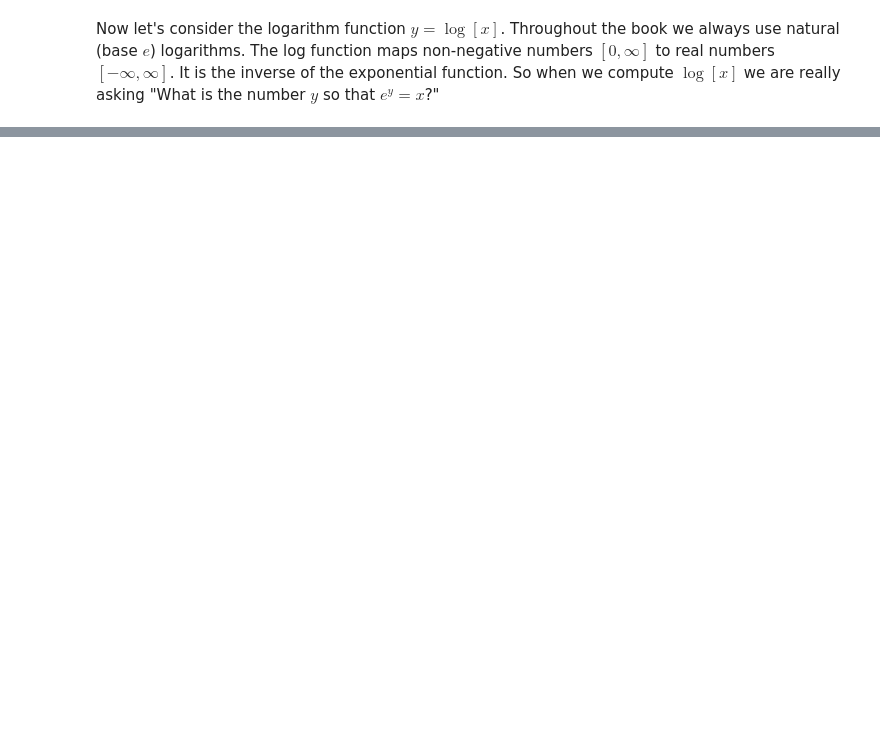
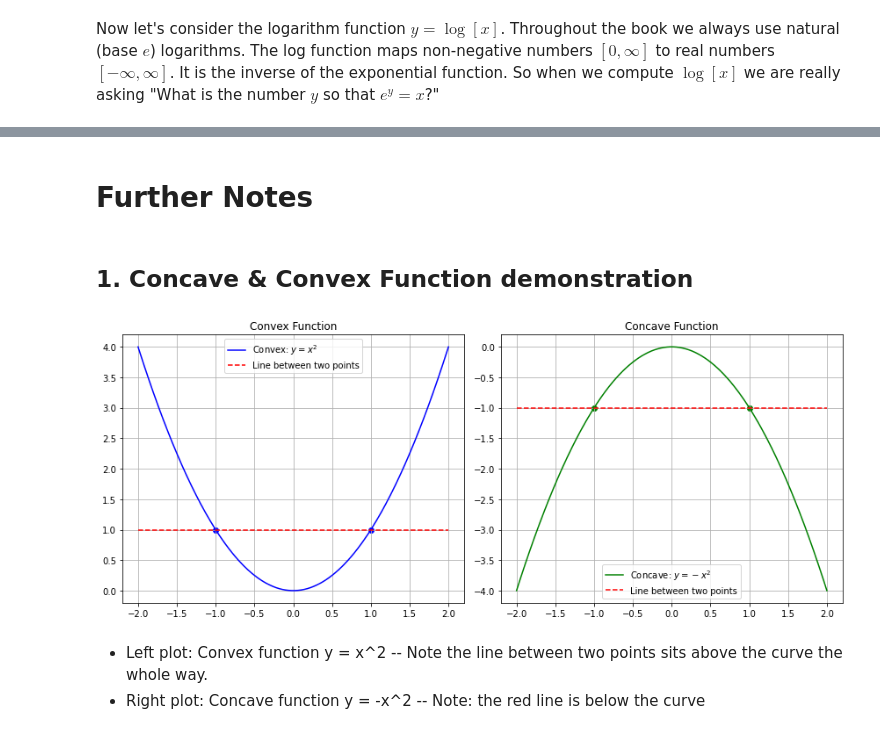
Before and after one commit to megagk/udlbook, a Jupyter notebook: Notebooks/Chap01/1_1_BackgroundMathematics.ipynb, the cells around one changed output, grey strips where cells are left out. Drawn from its saved outputs; the diff is of its cells as text; code cells hidden in the pictures; blank space fills up the shorter version.

```diff
--- a/Notebooks/Chap01/1_1_BackgroundMathematics.ipynb
+++ b/Notebooks/Chap01/1_1_BackgroundMathematics.ipynb
@@ -241,0 +264,46 @@ plt.show()
+# %% [markdown]
+# Further Notes
+# %% [markdown]
+## 1. Concave & Convex Function demonstration
+# %%
+# Generate x values
+x = np.linspace(-2, 2, 100)
+
+# Define convex and concave functions
+convex_y = x**2            # Convex function (bowl)
+concave_y = -x**2          # Concave function (upside-down bowl)
+
+# Choose two points on each curve
+x_points = [-1, 1]
+convex_line = np.interp(x, x_points, [x_point**2 for x_point in x_points])
+concave_line = np.interp(x, x_points, [-x_point**2 for x_point in x_points])
+
+# Plot convex function
+plt.figure(figsize=(12, 5))
+
+plt.subplot(1, 2, 1)
+plt.plot(x, convex_y, label="Convex: $y = x^2$", color='blue')
+plt.plot(x, convex_line, 'r--', label="Line between two points")
+plt.scatter(x_points, [x**2 for x in x_points], color='blue')
+plt.title("Convex Function")
+plt.legend()
+plt.grid(True)
+
+# Plot concave function
+plt.subplot(1, 2, 2)
+plt.plot(x, concave_y, label="Concave: $y = -x^2$", color='green')
+plt.plot(x, concave_line, 'r--', label="Line between two points")
+plt.scatter(x_points, [-x**2 for x in x_points], color='green')
+plt.title("Concave Function")
+plt.legend()
+plt.grid(True)
+
+plt.tight_layout()
+plt.show()
+# %% [output]
+[figure, added]
+# %% [markdown]
+- Left plot: Convex function y = x^2
+-- Note the line between two points sits above the curve the whole way.
+- Right plot: Concave function y = -x^2
+-- Note: the red line is below the curve
```
Also changed, not shown: parts of 6 cells of this notebook.
